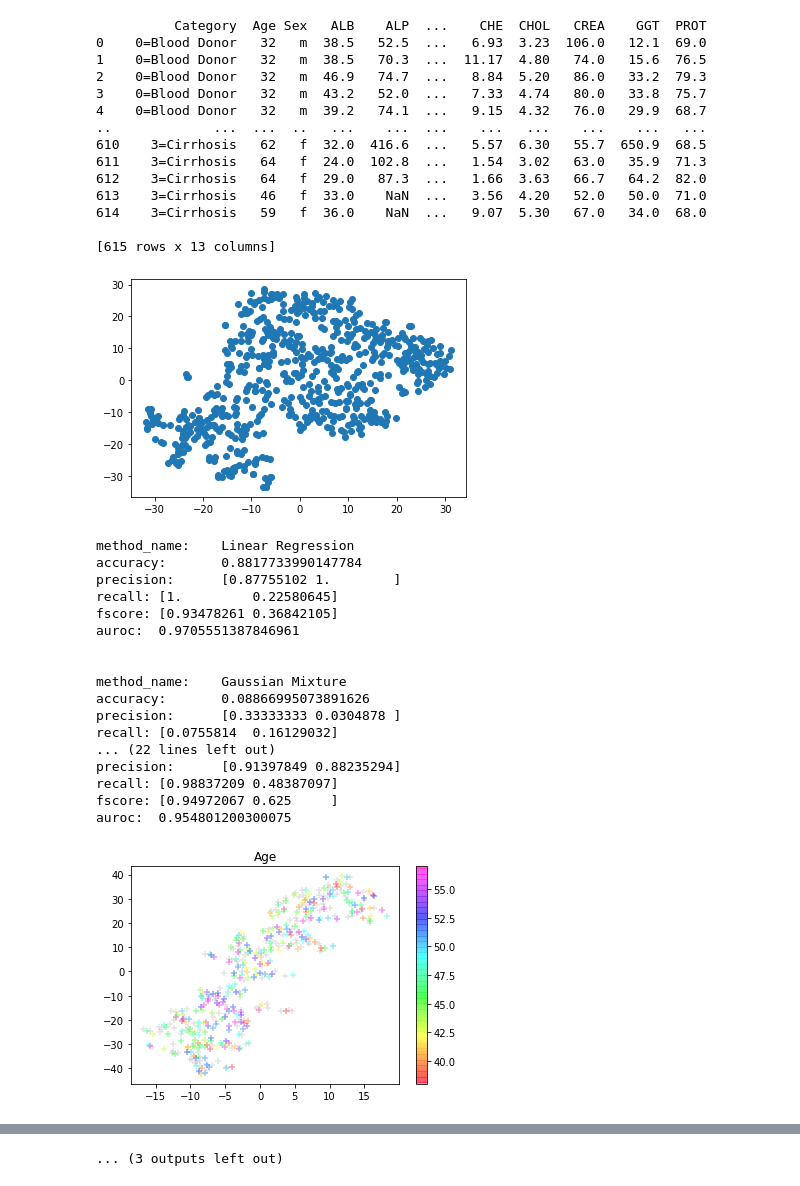
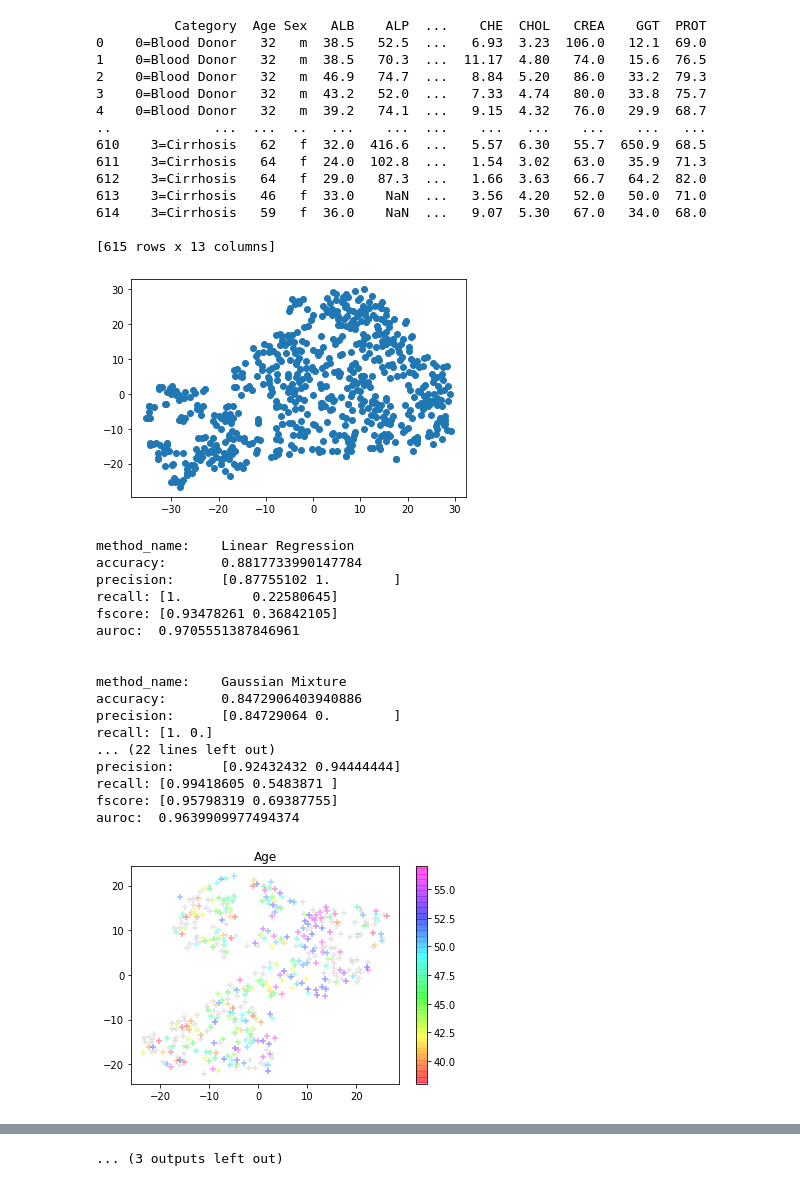
Before and after one commit to ChengyangHuang/Personalized_Regression, a Jupyter notebook: Disease_Analysis.ipynb, the cells around one changed output, grey strips where cells are left out. Saved outputs shown, nothing was run; the diff lists cells and outputs as text; code cells hidden in the pictures.

```diff
--- a/Disease_Analysis.ipynb
+++ b/Disease_Analysis.ipynb
@@ -31,12 +31,13 @@ import torch
 
 # np.random.seed(42)
 # np.random.seed(88)
-np.random.seed(1234)
+# np.random.seed(1111)
 
 
-def load_dataset(impute=True, binary=True):
+def load_dataset(impute=True, binary=True, plot=True):
     dataset = pd.read_csv("/content/hcvdat0.csv", usecols=range(1, 14))
-    print(dataset)
+    if plot:
+        print(dataset)
     y = dataset['Category'].to_list()
     y = [x.split('=')[0] for x in y]
     y = np.array([int(x) if x.isdigit() else 5 for x in y])
@@ -319,11 +320,12 @@ class PR_Arguments():
     use_distance_loss = False
 
 
-def main():
-    X, y, info_dict = load_dataset()
+def main(plot=True):
+    X, y, info_dict = load_dataset(plot=plot)
     U = TSNE().fit_transform(X[:, 2:])
-    plt.scatter(U[:, 0], U[:, 1])
-    plt.show()
+    if plot:
+        plt.scatter(U[:, 0], U[:, 1])
+        plt.show()
     X_train, X_test, y_train, y_test, U_train, U_test = train_test_split(X, y, U, test_size=0.33, random_state=42)
 
     ## Preprocessing
@@ -340,12 +342,12 @@ def main():
     dict_list.append(dict_lr)
 
     ## Gaussian Mixture
-    gmm = GaussianMixture(n_components=3).fit(X_train, y_train)
+    gmm = GaussianMixture(n_components=1).fit(X_train, y_train)
     dict_gmm = evaluate_method(gmm, X_test, y_test, "Gaussian Mixture")
     dict_list.append(dict_gmm)
 
     ## DNN
-    dnn = MLPClassifier(hidden_layer_sizes=(50,)).fit(X_train, y_train.squeeze())
+    dnn = MLPClassifier(hidden_layer_sizes=(100,)).fit(X_train, y_train.squeeze())
     dict_dnn = evaluate_method(dnn, X_test, y_test, "Deep Neural Networks")
     dict_list.append(dict_dnn)
 
@@ -360,38 +362,41 @@ def main():
     # theta_lor = np.zeros_like(theta_lor)
     X_train_ = np.concatenate((X_train, np.ones((X_train.shape[0], 1))), axis=1)
     X_test_ = np.concatenate((X_test, np.ones((X_test.shape[0], 1))), axis=1)
     trainset = (X_train_, y_train, U_train)
     evalset = (X_test_, y_test, U_test)
     pr = PRBinaryClassifier(pr_args, theta_lor.squeeze(), trainset, evalset)
     pr.train(pr_args.n_epoch)
     dict_pr = evaluate_method(pr, X_test_, y_test, "Personalized Regression", U_test)
     dict_list.append(dict_pr)
 
-    for x in dict_list:
-        print_metrics(x)
+    if plot:
+        for x in dict_list:
+            print_metrics(x)
 
-    plot_parameters(pr.PI, scaler.inverse_transform(X_train), info_dict)
-    plt.show()
+        plot_parameters(pr.PI, scaler.inverse_transform(X_train), info_dict)
+        plt.show()
+
+    return dict_list
 
 
 if __name__ == "__main__":
     main()
 # %% [output]
           Category  Age Sex   ALB    ALP  ...    CHE  CHOL   CREA    GGT  PROT
 0    0=Blood Donor   32   m  38.5   52.5  ...   6.93  3.23  106.0   12.1  69.0
 1    0=Blood Donor   32   m  38.5   70.3  ...  11.17  4.80   74.0   15.6  76.5
 2    0=Blood Donor   32   m  46.9   74.7  ...   8.84  5.20   86.0   33.2  79.3
 3    0=Blood Donor   32   m  43.2   52.0  ...   7.33  4.74   80.0   33.8  75.7
 4    0=Blood Donor   32   m  39.2   74.1  ...   9.15  4.32   76.0   29.9  68.7
 ..             ...  ...  ..   ...    ...  ...    ...   ...    ...    ...   ...
 610    3=Cirrhosis   62   f  32.0  416.6  ...   5.57  6.30   55.7  650.9  68.5
 611    3=Cirrhosis   64   f  24.0  102.8  ...   1.54  3.02   63.0   35.9  71.3
 612    3=Cirrhosis   64   f  29.0   87.3  ...   1.66  3.63   66.7   64.2  82.0
 613    3=Cirrhosis   46   f  33.0    NaN  ...   3.56  4.20   52.0   50.0  71.0
 614    3=Cirrhosis   59   f  36.0    NaN  ...   9.07  5.30   67.0   34.0  68.0
 
 [615 rows x 13 columns]
-[figure, old version]
+[figure, new version]
 method_name:    Linear Regression
 accuracy:       0.8817733990147784
 precision:      [0.87755102 1.        ]
@@ -401,12 +406,12 @@ auroc:  0.9705551387846961
 
 
 method_name:    Gaussian Mixture
-accuracy:       0.08866995073891626
-precision:      [0.33333333 0.0304878 ]
-recall: [0.0755814  0.16129032]
+accuracy:       0.8472906403940886
+precision:      [0.84729064 0.        ]
+recall: [1. 0.]
 ... (22 lines left out)
-precision:      [0.91397849 0.88235294]
-recall: [0.98837209 0.48387097]
-fscore: [0.94972067 0.625     ]
-auroc:  0.954801200300075
+precision:      [0.92432432 0.94444444]
+recall: [0.99418605 0.5483871 ]
+fscore: [0.95798319 0.69387755]
+auroc:  0.9639909977494374
-[figure, old version]
+[figure, new version]
```
Also changed, not shown: parts of 2 cells of this notebook.
